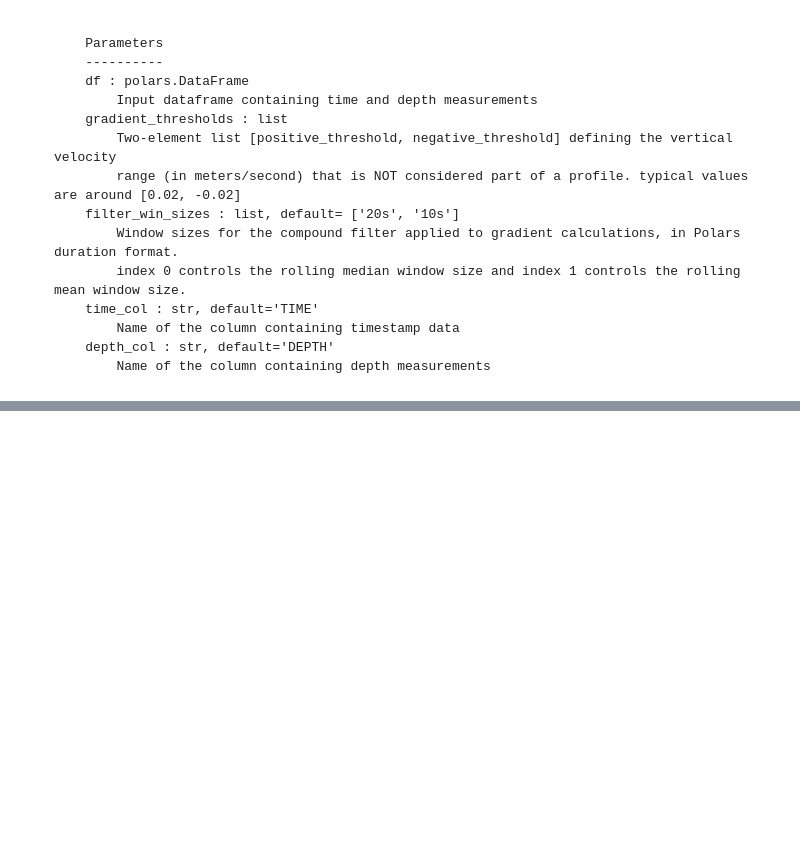
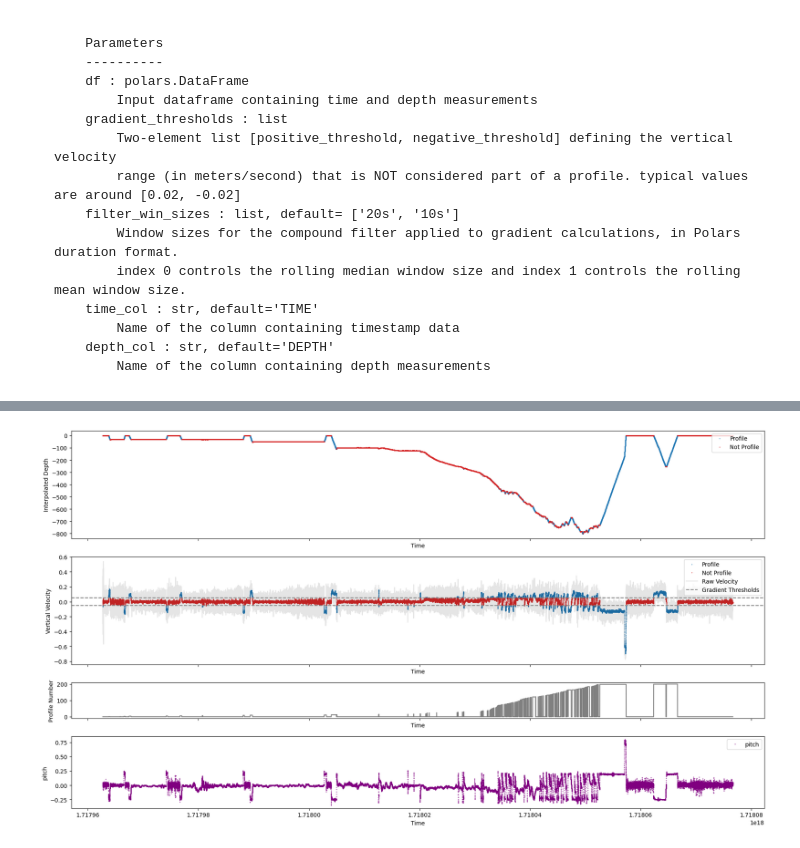
Before and after one commit to Klankers/toolbox, a Jupyter notebook: examples/notebooks/ALR_profile_slicing.ipynb, the cells around one changed output, grey strips where cells are left out. Cells and saved outputs as stored; diff of their text form; code cells hidden in the pictures; blank space fills up the shorter version.

````diff
--- a/examples/notebooks/ALR_profile_slicing.ipynb
+++ b/examples/notebooks/ALR_profile_slicing.ipynb
@@ -37,11 +41,16 @@ For compatability, looking to format into this input format: </br>
         Name of the column containing depth measurements
 ```
 # %%
-# Define the folder containing files
-folder = Path("../../test_data")
-file_type = '*.log'
+# Folder containing CTD files
+sci_ctd_dir = Path("../../test_data")
+sci_ctd_file_type = '*.log'
 
 # Get a list of all .log files
-data_files = [str(file.resolve()) for file in folder.glob(file_type)]
+sci_ctd_data_files = [str(file.resolve()) for file in sci_ctd_dir.glob(sci_ctd_file_type)]
 
-data_files
+# Folder containing science_navigation files
+sci_nav_dir = Path("../../test_data")
+sci_nav_file_type = '*.csv'
+
+# Get a list of all .log files
+sci_nav_data_files = [str(file.resolve()) for file in sci_nav_dir.glob(sci_nav_file_type)]
@@ -140,0 +168,74 @@ shape: (12_359, 6)
+# %%
+# --- Profiling analysis ---
+
+import importlib
+import toolbox.steps.custom.find_profiles_ALR as fpALR
+importlib.reload(fpALR)
+
+gradient_thresholds = [0.05, -0.05]
+
+custom_column = 'pitch'
+
+# Rename columns to what find_profiles expects
+df = combined.rename({
+    "Timestamp": "TIME",
+    "Pressure": "DEPTH"   # treat pressure as depth for profiling
+})
+
+# Convert TIME (epoch seconds float) → Datetime[ns]
+df = df.with_columns(
+    (pl.col("TIME") * 1e9).cast(pl.Datetime("ns")).alias("TIME")
+)
+
+# Run profile detection with a custom column
+profiles_df = fpALR.find_profiles(
+    df,
+    gradient_thresholds=gradient_thresholds,
+    filter_win_sizes=["20s", "10s"],
+    time_col="TIME",
+    depth_col="DEPTH",
+    cust_col=custom_column   # <<< custom column
+)
+
+# Split profiles vs not profiles
+profiles = profiles_df.drop_nans().filter(pl.col("is_profile").cast(pl.Boolean))
+not_profiles = profiles_df.drop_nans().filter(pl.col("is_profile").cast(pl.Boolean).not_())
+
+# --- Plotting (now 4 panels, like script) ---
+fig, axs = plt.subplots(4, 1, figsize=(18, 10), height_ratios=[3, 3, 1, 2], sharex=True)
+
+axs[0].set(xlabel="Time", ylabel="Interpolated Depth")
+axs[1].set(xlabel="Time", ylabel="Vertical Velocity")
+axs[2].set(xlabel="Time", ylabel="Profile Number")
+axs[3].set(xlabel="Time", ylabel=custom_column)   # <<< custom col
+
+# Profile vs not profile (depth + velocity)
+for data, col, label in zip([profiles, not_profiles], ["tab:blue", "tab:red"], ["Profile", "Not Profile"]):
+    axs[0].plot(data["TIME"].to_numpy(), -data["INTERP_DEPTH"].to_numpy(),
+                marker=".", markersize=1, ls="", c=col, label=label)
+    axs[1].plot(data["TIME"].to_numpy(), data["smooth_grad"].to_numpy(),
+                marker=".", markersize=1, ls="", c=col, label=label)
+
+# Raw gradients + thresholds
+axs[1].plot(profiles_df["TIME"].to_numpy(), profiles_df["grad"].to_numpy(),
+            c="k", alpha=0.1, label="Raw Velocity")
+for val, label in zip(gradient_thresholds, ["Gradient Thresholds", None]):
+    axs[1].axhline(val, ls="--", color="gray", label=label)
+
+# Profile numbers
+axs[2].plot(profiles_df["TIME"].to_numpy(), profiles_df["profile_num"].to_numpy(), c="gray")
+
+# Custom column (pitch)
+if custom_column in profiles_df.columns:
+    axs[3].plot(profiles_df["TIME"].to_numpy(),
+                profiles_df[custom_column].to_numpy(),
+                c="purple", marker=".", markersize=1, ls="", label=custom_column)
+    axs[3].legend(loc="upper right")
+
+for ax in axs[:2]:
+    ax.legend(loc="upper right")
+
+plt.tight_layout()
+plt.show()
+# %% [output]
+[figure, added]
````
Also changed, not shown: parts of 3 cells of this notebook, 1 other file.
